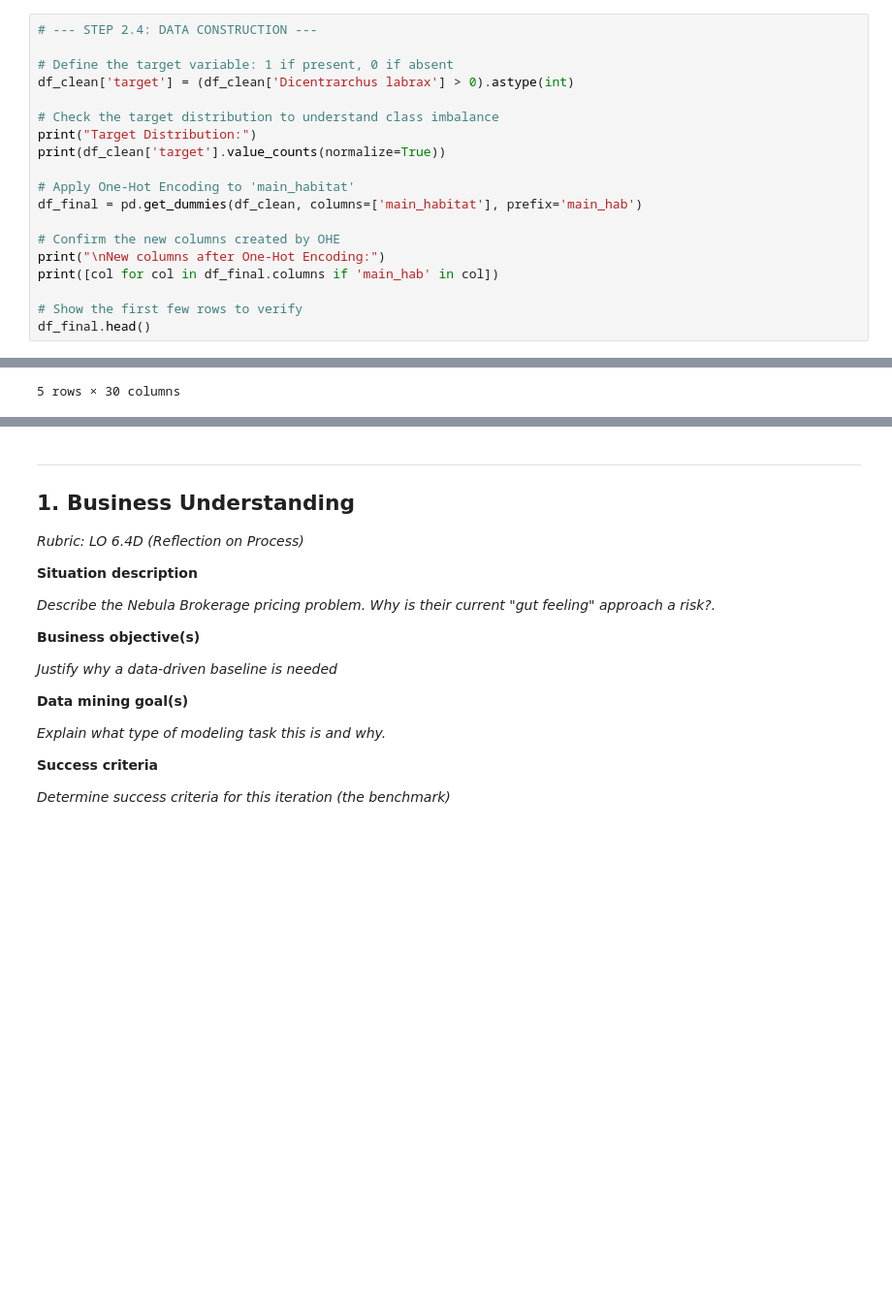
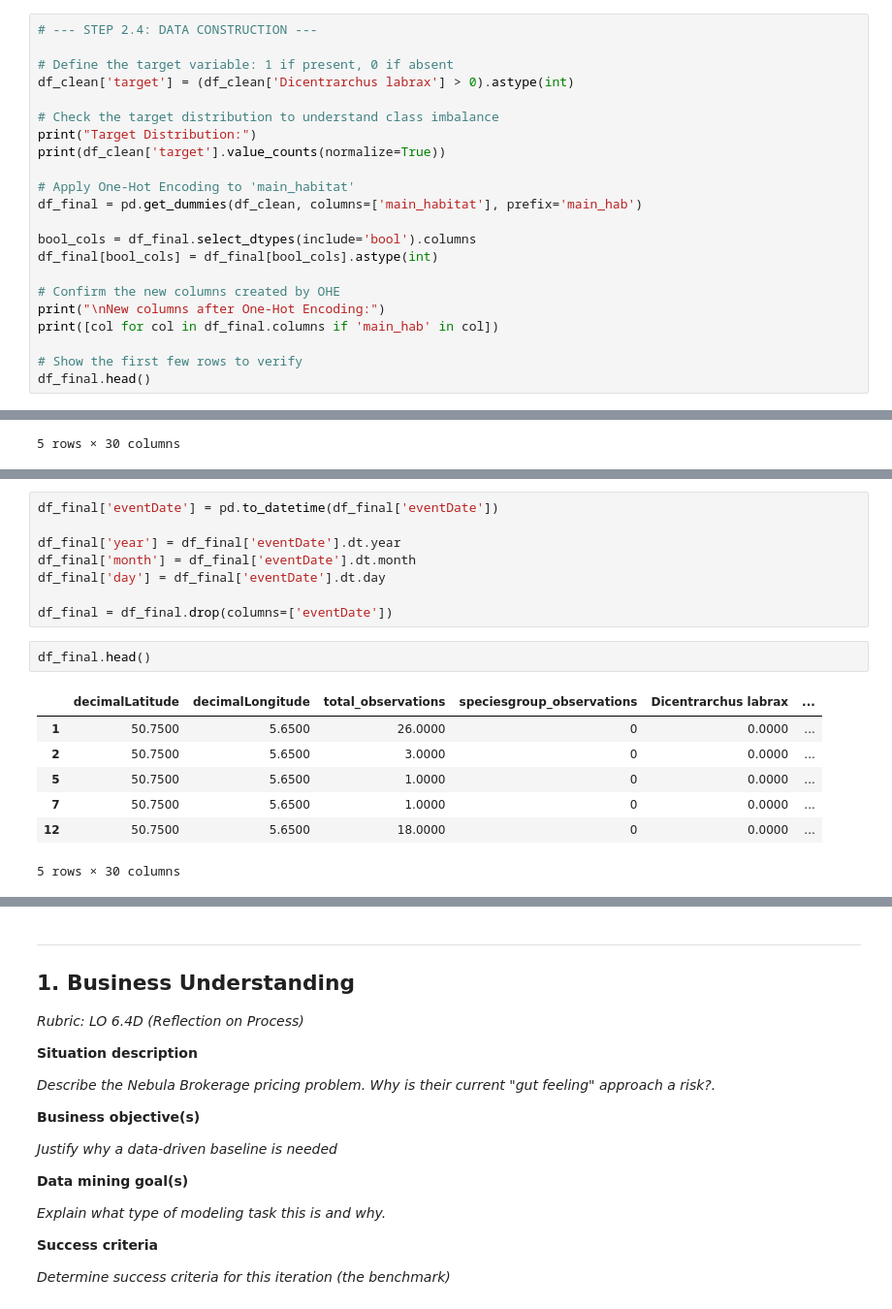
Before and after one commit to XueHu2222/DSAI, a Jupyter notebook: assignment_template_it1.ipynb, the cells around one changed output, grey strips where cells are left out. Shown at 97% size. Cells and saved outputs as stored; diff of their text form; blank space fills up the shorter version.

```diff
--- a/assignment_template_it1.ipynb
+++ b/assignment_template_it1.ipynb
@@ -293,6 +293,9 @@ print(df_clean['target'].value_counts(normalize=True))
 # Apply One-Hot Encoding to 'main_habitat'
 df_final = pd.get_dummies(df_clean, columns=['main_habitat'], prefix='main_hab')
 
+bool_cols = df_final.select_dtypes(include='bool').columns
+df_final[bool_cols] = df_final[bool_cols].astype(int)
+
 # Confirm the new columns created by OHE
 print("\nNew columns after One-Hot Encoding:")
 print([col for col in df_final.columns if 'main_hab' in col])
@@ -362,0 +359,18 @@ X array sample (first row):
+# %%
+df_final['eventDate'] = pd.to_datetime(df_final['eventDate'])
+
+df_final['year'] = df_final['eventDate'].dt.year
+df_final['month'] = df_final['eventDate'].dt.month
+df_final['day'] = df_final['eventDate'].dt.day
+
+df_final = df_final.drop(columns=['eventDate'])
+# %%
+df_final.head()
+# %% [output]
+|  | decimalLatitude | decimalLongitude | total_observations | speciesgroup_observations | Dicentrarchus labrax | ... |
+| 1 | 50.7500 | 5.6500 | 26.0000 | 0 | 0.0000 | ... |
+| 2 | 50.7500 | 5.6500 | 3.0000 | 0 | 0.0000 | ... |
+| 5 | 50.7500 | 5.6500 | 1.0000 | 0 | 0.0000 | ... |
+| 7 | 50.7500 | 5.6500 | 1.0000 | 0 | 0.0000 | ... |
+| 12 | 50.7500 | 5.6500 | 18.0000 | 0 | 0.0000 | ... |
+5 rows × 30 columns
```
Also changed, not shown: parts of 5 cells of this notebook.
